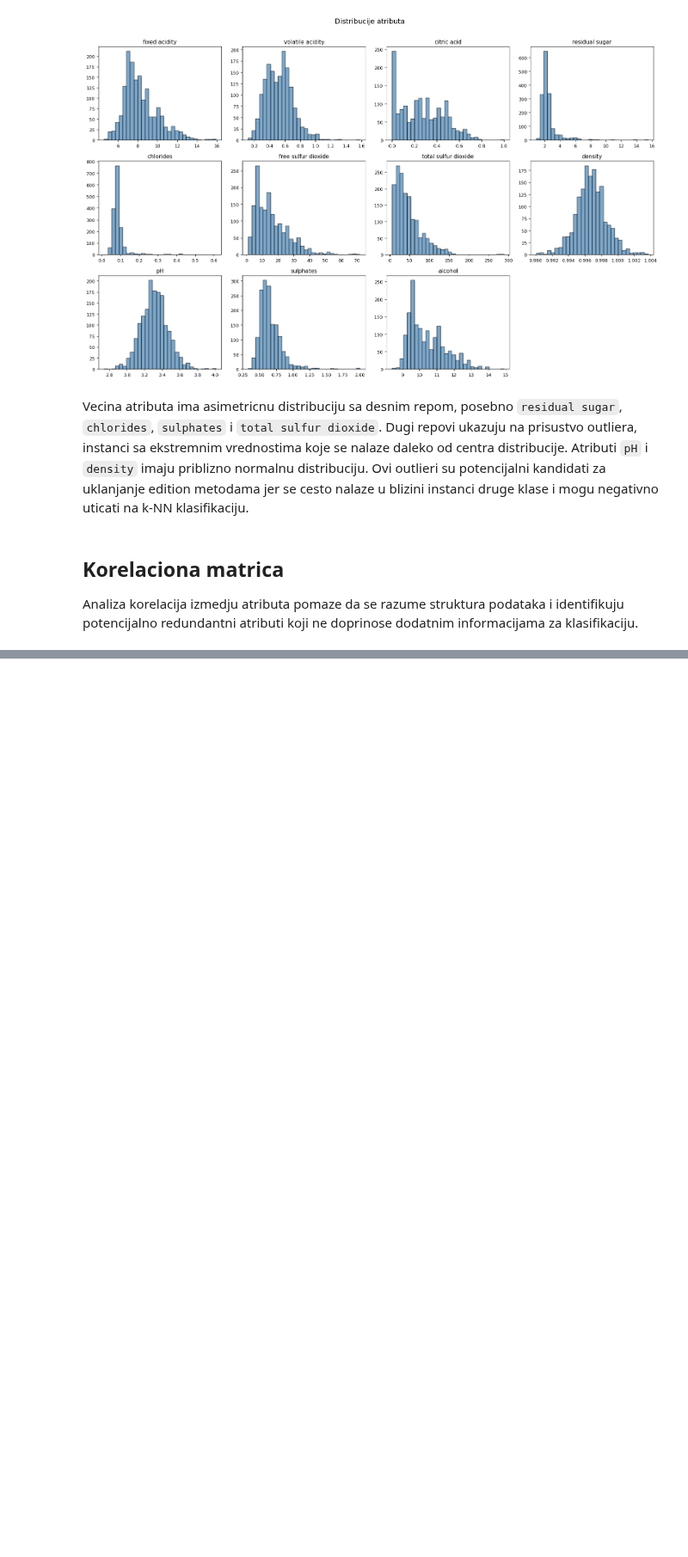
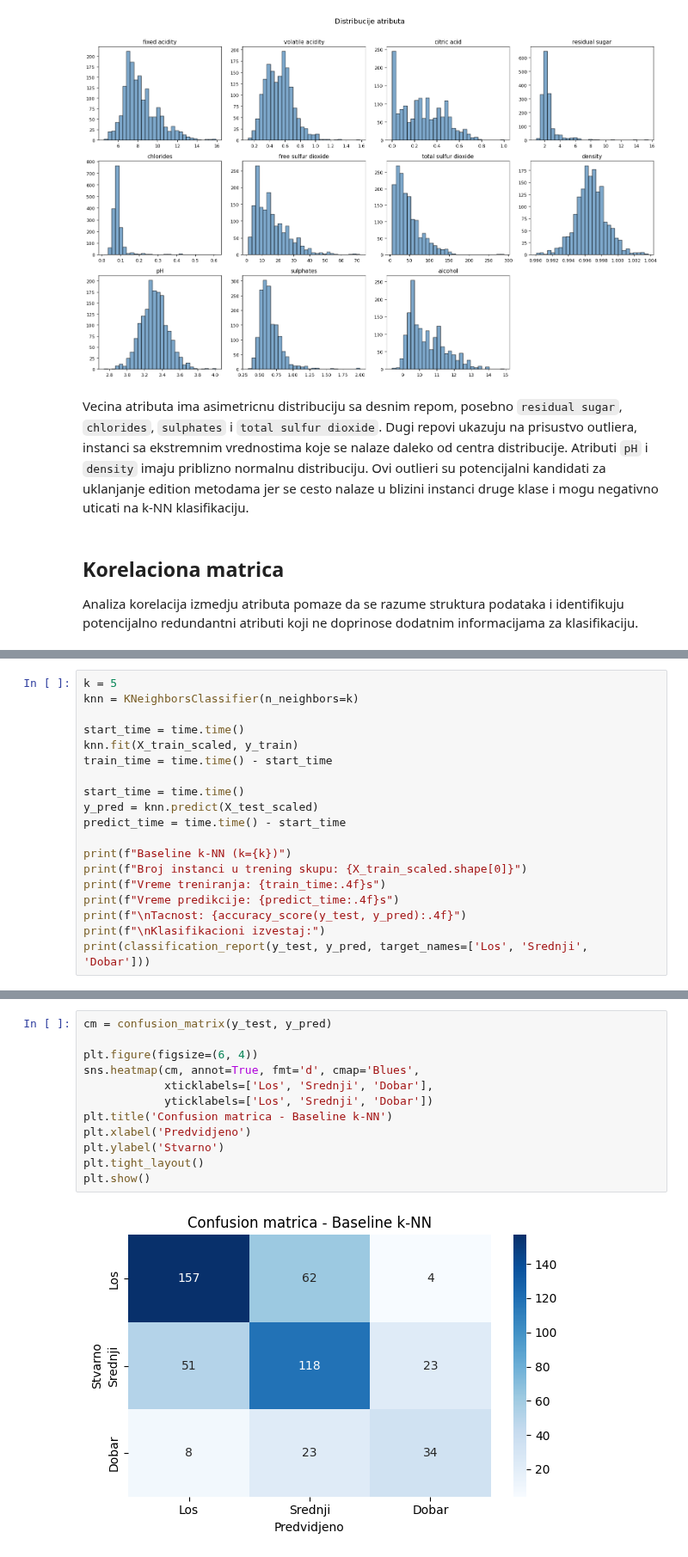
Before and after one commit to alxcek/mas-ai, a Jupyter notebook: data_preprocessing/seminar_paper_1/instance_selection.ipynb, the cells around one changed output, grey strips where cells are left out. Shown at 86% size. Saved outputs shown, nothing was run; the diff lists cells and outputs as text; blank space fills up the shorter version.

```diff
--- a/data_preprocessing/seminar_paper_1/instance_selection.ipynb
+++ b/data_preprocessing/seminar_paper_1/instance_selection.ipynb
@@ -212,0 +292,19 @@ plt.show()
+# %%
+k = 5
+knn = KNeighborsClassifier(n_neighbors=k)
+
+start_time = time.time()
+knn.fit(X_train_scaled, y_train)
+train_time = time.time() - start_time
+
+start_time = time.time()
+y_pred = knn.predict(X_test_scaled)
+predict_time = time.time() - start_time
+
+print(f"Baseline k-NN (k={k})")
+print(f"Broj instanci u trening skupu: {X_train_scaled.shape[0]}")
+print(f"Vreme treniranja: {train_time:.4f}s")
+print(f"Vreme predikcije: {predict_time:.4f}s")
+print(f"\nTacnost: {accuracy_score(y_test, y_pred):.4f}")
+print(f"\nKlasifikacioni izvestaj:")
+print(classification_report(y_test, y_pred, target_names=['Los', 'Srednji', 'Dobar']))
@@ -212,0 +332,14 @@ plt.show()
+# %%
+cm = confusion_matrix(y_test, y_pred)
+
+plt.figure(figsize=(6, 4))
+sns.heatmap(cm, annot=True, fmt='d', cmap='Blues',
+            xticklabels=['Los', 'Srednji', 'Dobar'],
+            yticklabels=['Los', 'Srednji', 'Dobar'])
+plt.title('Confusion matrica - Baseline k-NN')
+plt.xlabel('Predvidjeno')
+plt.ylabel('Stvarno')
+plt.tight_layout()
+plt.show()
+# %% [output]
+[figure, added]
```
Also changed, not shown: parts of 28 cells of this notebook.
